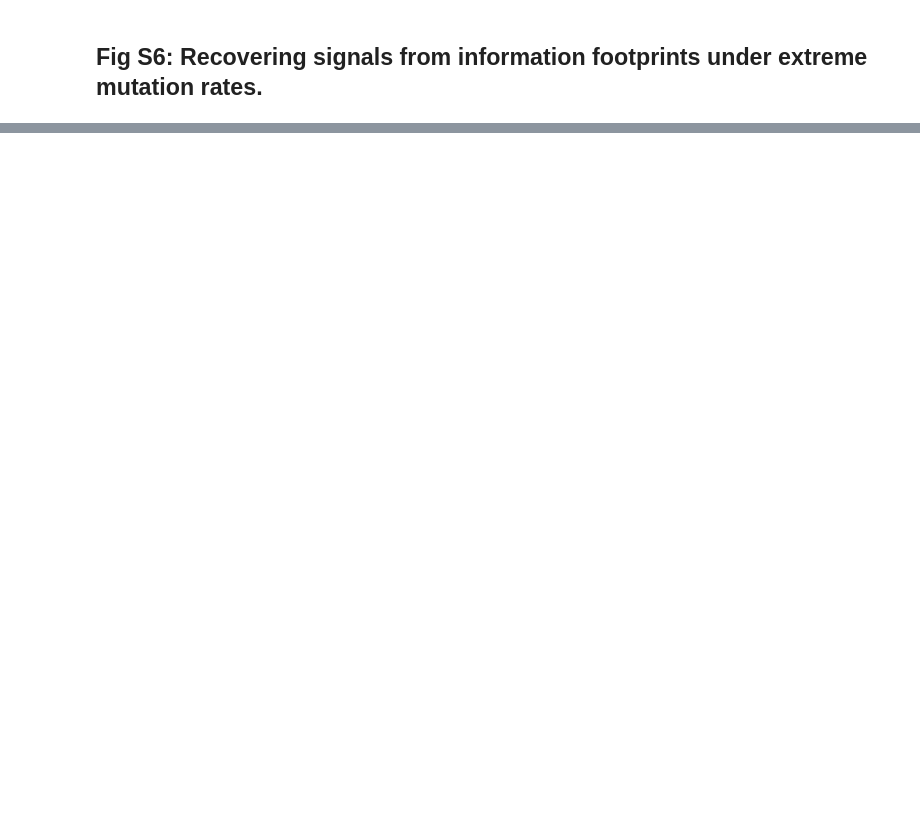
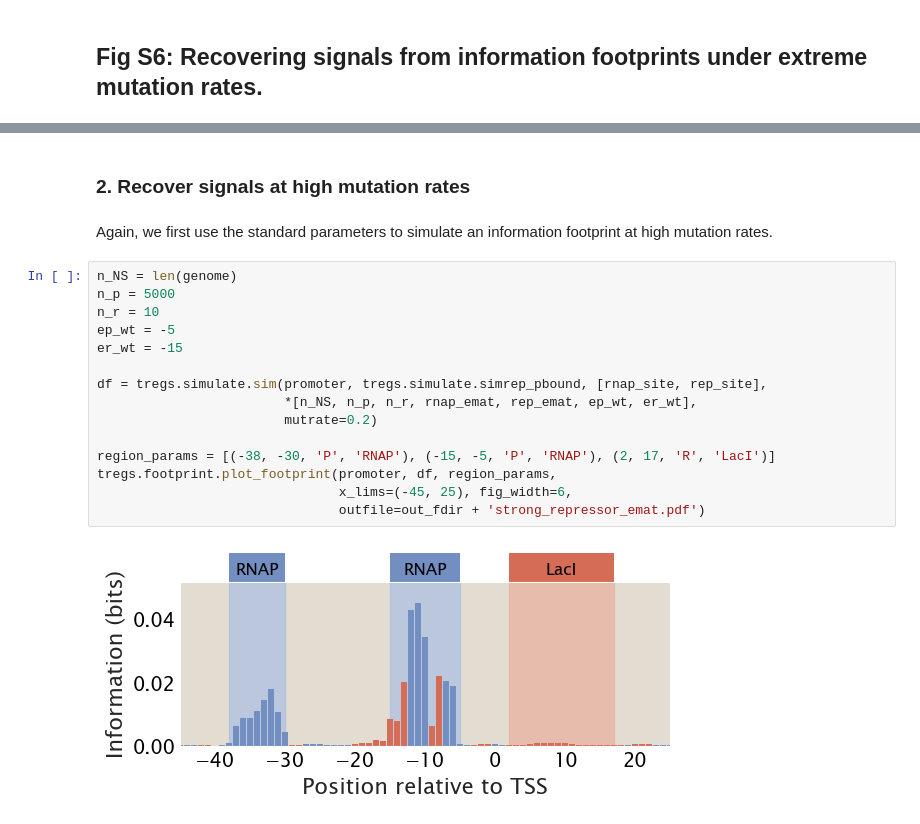
Before and after one commit to RPGroup-PBoC/theoretical_regseq, a Jupyter notebook: SI_notebooks/figS6_recovering_signals.ipynb, the cells around one changed output, grey strips where cells are left out. Cells and saved outputs as stored; diff of their text form; blank space fills up the shorter version.

```diff
--- a/SI_notebooks/figS6_recovering_signals.ipynb
+++ b/SI_notebooks/figS6_recovering_signals.ipynb
@@ -111,0 +85,21 @@ tregs.footprint.plot_footprint(promoter, df, region_params,
+# %% [markdown]
+### 2. Recover signals at high mutation rates
+# %% [markdown]
+Again, we first use the standard parameters to simulate an information footprint at high mutation rates.
+# %%
+n_NS = len(genome)
+n_p = 5000
+n_r = 10
+ep_wt = -5
+er_wt = -15
+
+df = tregs.simulate.sim(promoter, tregs.simulate.simrep_pbound, [rnap_site, rep_site],
+                        *[n_NS, n_p, n_r, rnap_emat, rep_emat, ep_wt, er_wt],
+                        mutrate=0.2)
+
+region_params = [(-38, -30, 'P', 'RNAP'), (-15, -5, 'P', 'RNAP'), (2, 17, 'R', 'LacI')]
+tregs.footprint.plot_footprint(promoter, df, region_params,
+                               x_lims=(-45, 25), fig_width=6,
+                               outfile=out_fdir + 'strong_repressor_emat.pdf')
+# %% [output]
+[figure, added]
```
Also changed, not shown: parts of 33 cells of this notebook, 4 other files.
